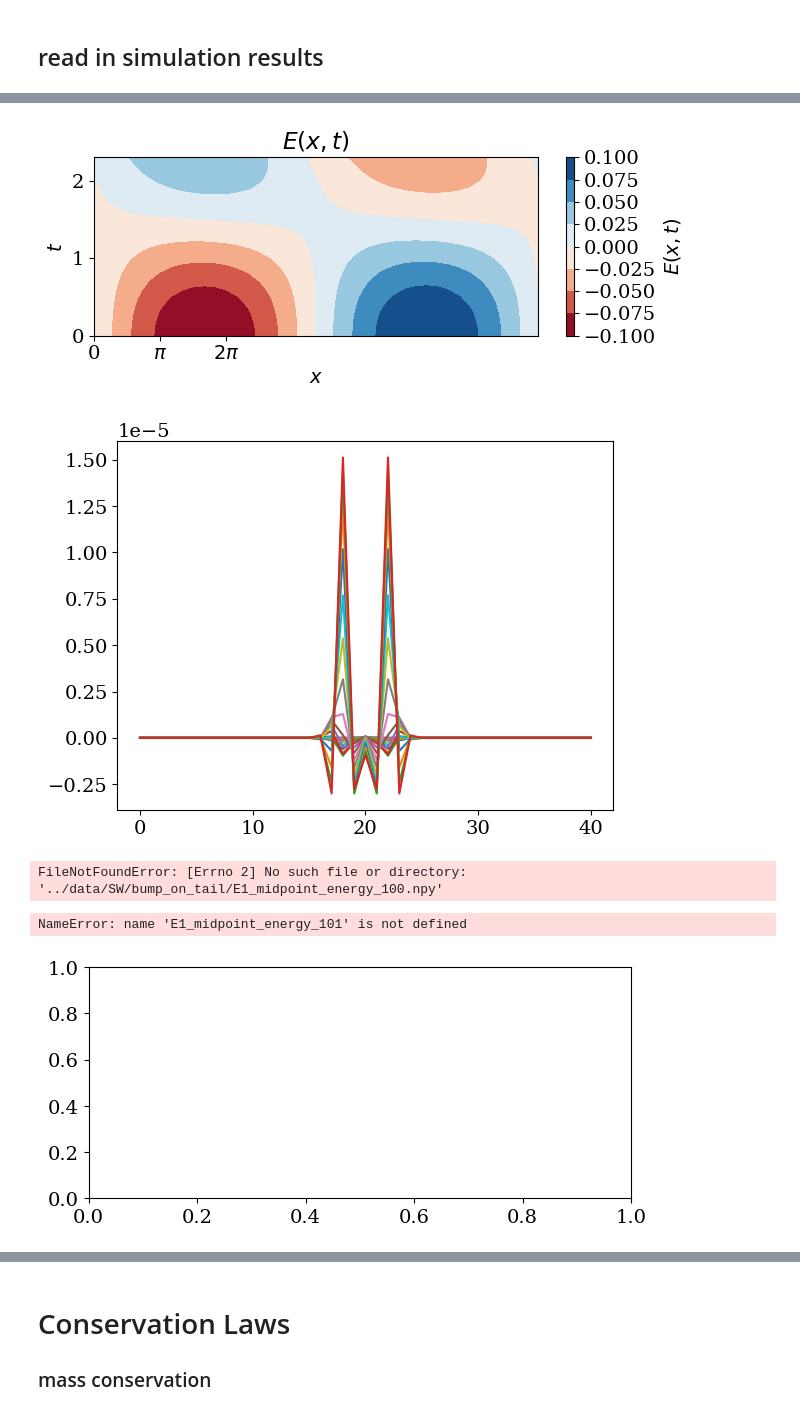
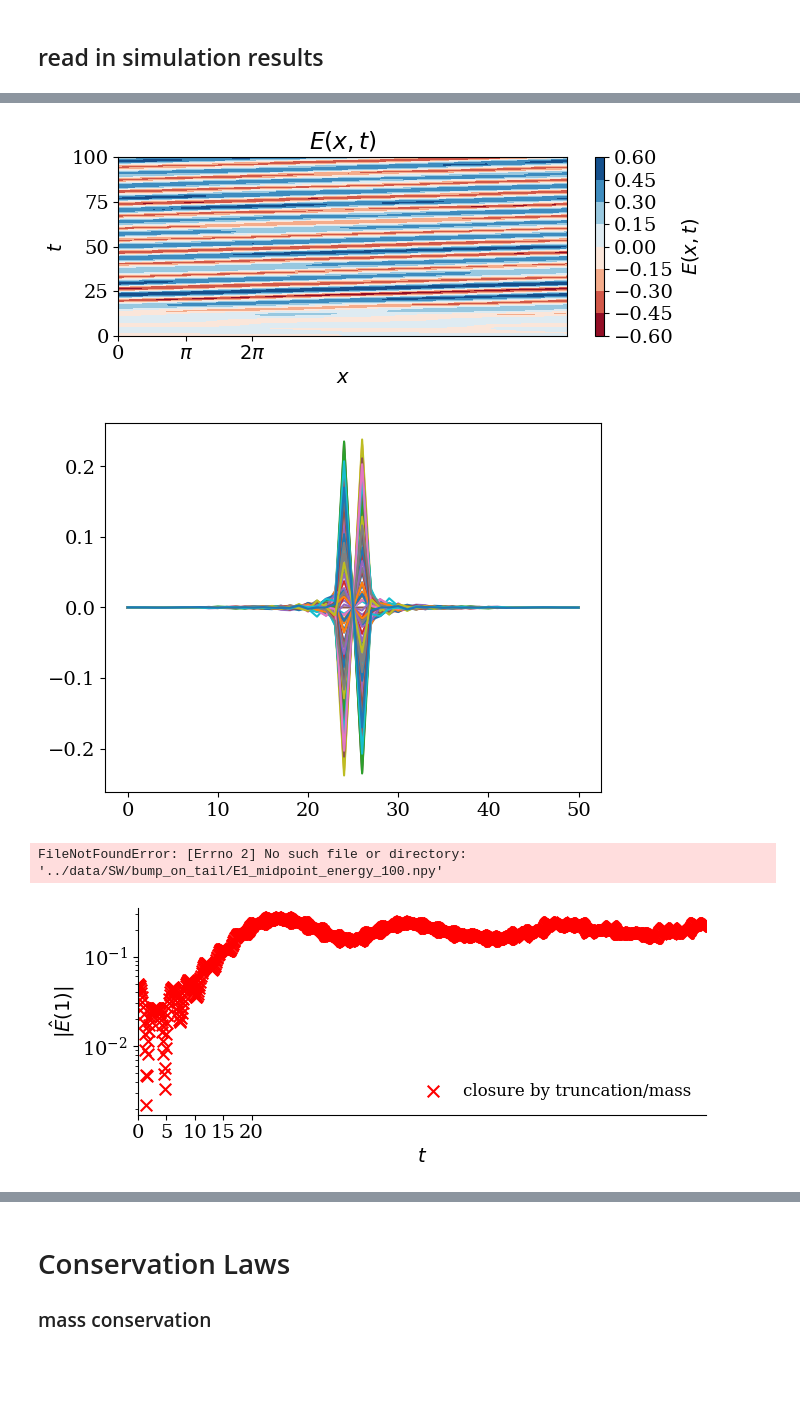
Before and after one commit to opaliss/SW-Conservative-Closure, a Jupyter notebook: SW/bump on tail SW (even).ipynb, the cells around one changed output, grey strips where cells are left out. Saved outputs shown, nothing was run; the diff lists cells and outputs as text; code cells hidden in the pictures; blank space fills up the shorter version.

```diff
--- a/SW/bump on tail SW (even).ipynb
+++ b/SW/bump on tail SW (even).ipynb
@@ -24,10 +24,10 @@ matplotlib.rc('ytick', labelsize=14)
 # %%
 # set up configuration parameters
 # number of Fourier spectral terms in x
-Nx = 20
+Nx = 25
 Nx_total = 2 * Nx + 1
 # number of Hermite spectral terms in v
-Nv = 6
+Nv = 101
 # Velocity scaling of electron and ion
 alpha_e1 = 1
 alpha_e2 = np.sqrt(1 / 2)
@@ -37,7 +37,7 @@ epsilon = 0.03
 # x grid is from 0 to L
 L = 20 * np.pi / 3
 # final time
-T = 10
+T = 100
 # time stepping
 dt = 0.01
 # time vector
@@ -55,7 +55,7 @@ q_e1 = -1
 q_e2 = -1
 q_i = 1
 # type of closure
-closure = "L2"
+closure = "mass"
 # %%
 # inverse J
 J_inv = J_matrix_inv(Nx=Nx, L=L)
@@ -120,11 +120,6 @@ for ii in range(len(sol_midpoint_t)):
         closure_e1 = np.zeros(Nx_total)
         closure_e2 = np.zeros(Nx_total)
         closure_i = np.zeros(Nx_total)
-    elif closure == "L2":
-        # L2 closure
-        closure_e1 = closure_L2(state=state_e1_midpoint[:, :, ii], J=J, E=E_midpoint[:, ii], Nx_total=Nx_total, q_s=q_e1, alpha_s=alpha_e1, m_s=m_e1, Nx=Nx)
-        closure_e2 = closure_L2(state=state_e2_midpoint[:, :, ii], J=J, E=E_midpoint[:, ii], Nx_total=Nx_total, q_s=q_e2, alpha_s=alpha_e2, m_s=m_e2, Nx=Nx)
-        closure_i = closure_L2(state=state_i_midpoint[:, :, ii], J=J, E=E_midpoint[:, ii], Nx_total=Nx_total, q_s=q_i, alpha_s=alpha_i, m_s=m_i, Nx=Nx)
 # %%
 _  = plt.plot(E_midpoint[:, :].imag)
 # %% [output]
@@ -147,11 +142,11 @@ plt.tight_layout()
 
 plt.savefig("../figs/SW/bump_on_tail/electric_field_SW.png", dpi=600)
 # %% [output]
-[figure, old version]
+[figure, new version]
 # %%
-_ = plt.plot(state_e2_midpoint[-1, :, :])
+_ = plt.plot(E_midpoint[:, ::10].imag)
 # %% [output]
-[figure, old version]
+[figure, new version]
 # %%
 E1_midpoint = np.zeros(len(sol_midpoint_t))
 
@@ -171,25 +166,24 @@ E1_midpoint_mass_100 = np.load("../data/SW/bump_on_tail/E1_midpoint_mass_100.npy
 FileNotFoundError: [Errno 2] No such file or directory: '../data/SW/bump_on_tail/E1_midpoint_energy_100.npy'
 # %%
 fig, ax = plt.subplots(figsize=(7, 3))
-ax.plot(sol_midpoint_t, E1_midpoint_energy_101, "-", c="blue", alpha=0.5, linewidth=3, label="closure by energy")
-ax.scatter(sol_midpoint_t[::10], E1_midpoint_momentum_101[::10], marker="o", s=40, c="green",  label="closure by momentum")
+#ax.plot(sol_midpoint_t, E1_midpoint_energy_101, "-", c="blue", alpha=0.5, linewidth=3, label="closure by energy")
+#ax.scatter(sol_midpoint_t[::10], E1_midpoint_momentum_101[::10], marker="o", s=40, c="green",  label="closure by momentum")
 ax.scatter(sol_midpoint_t, E1_midpoint, marker="x", s=70, c="red",  label="closure by truncation/mass")
 
 
 ax.set_xticks([0, 5, 10, 15, 20])
 ax.set_yscale("log")
 ax.spines['right'].set_visible(False)
 ax.spines['top'].set_visible(False)
 ax.set_ylabel("$|\hat{E}(1)|$")
 ax.set_xlabel("$ t$")
 ax.set_xlim(0, T)
 legend = ax.legend(ncols=1, fancybox=False, shadow=False, fontsize=12, loc='lower right')
 legend.get_frame().set_alpha(0)
 plt.tight_layout()
 plt.savefig("../figs/SW/bump_on_tail/damping_rate_electric_field.png", dpi=600)
 # %% [output]
-NameError: name 'E1_midpoint_energy_101' is not defined
-[figure, old version]
+[figure, new version]
 # %%
 fig, ax = plt.subplots(nrows=4, sharex=True, figsize=(4, 10))
 for tt, ii in enumerate(range(0, len(sol_midpoint_t), int(len(sol_midpoint_t)//4))[1:]):
```
Also changed, not shown: parts of 9 cells of this notebook, 1 other file.
